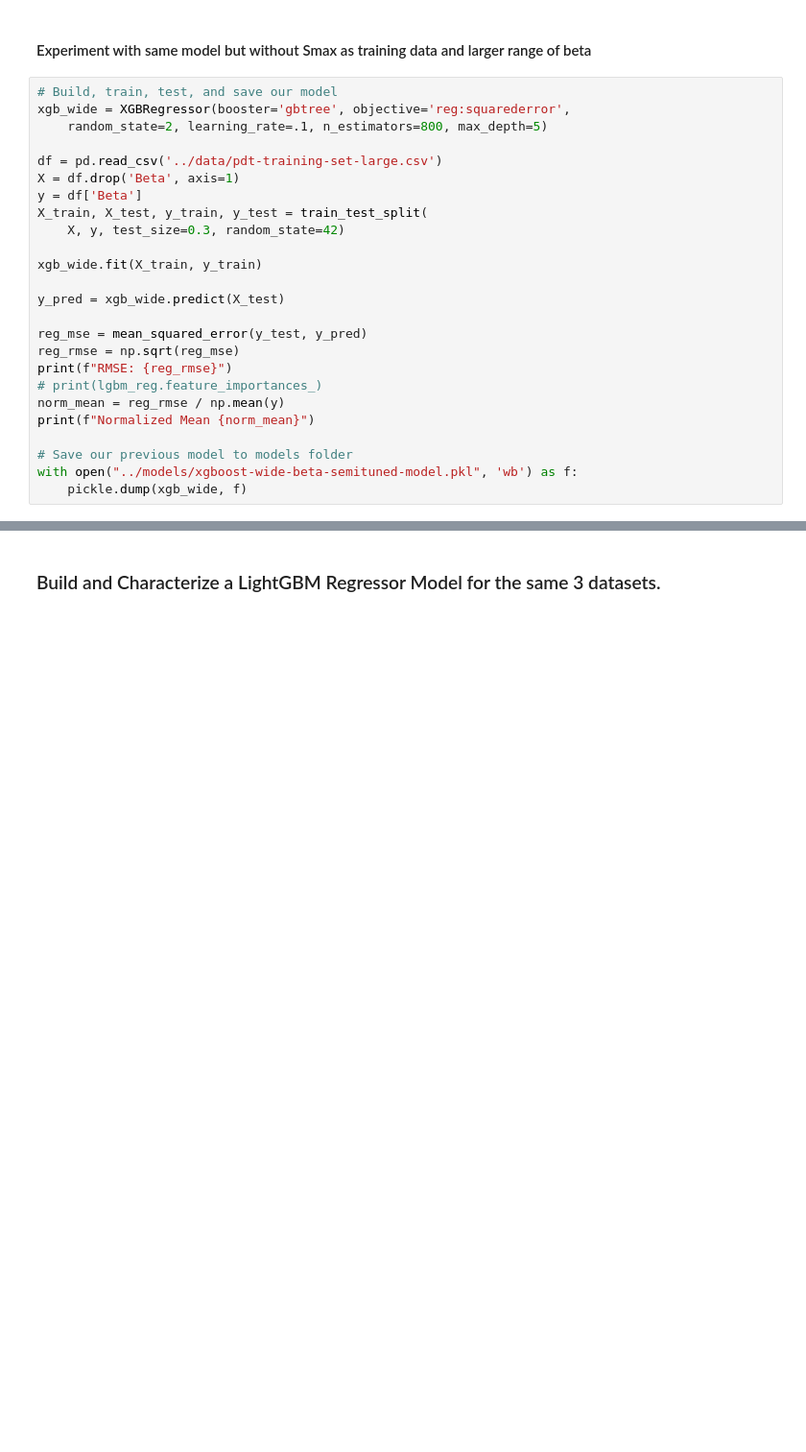
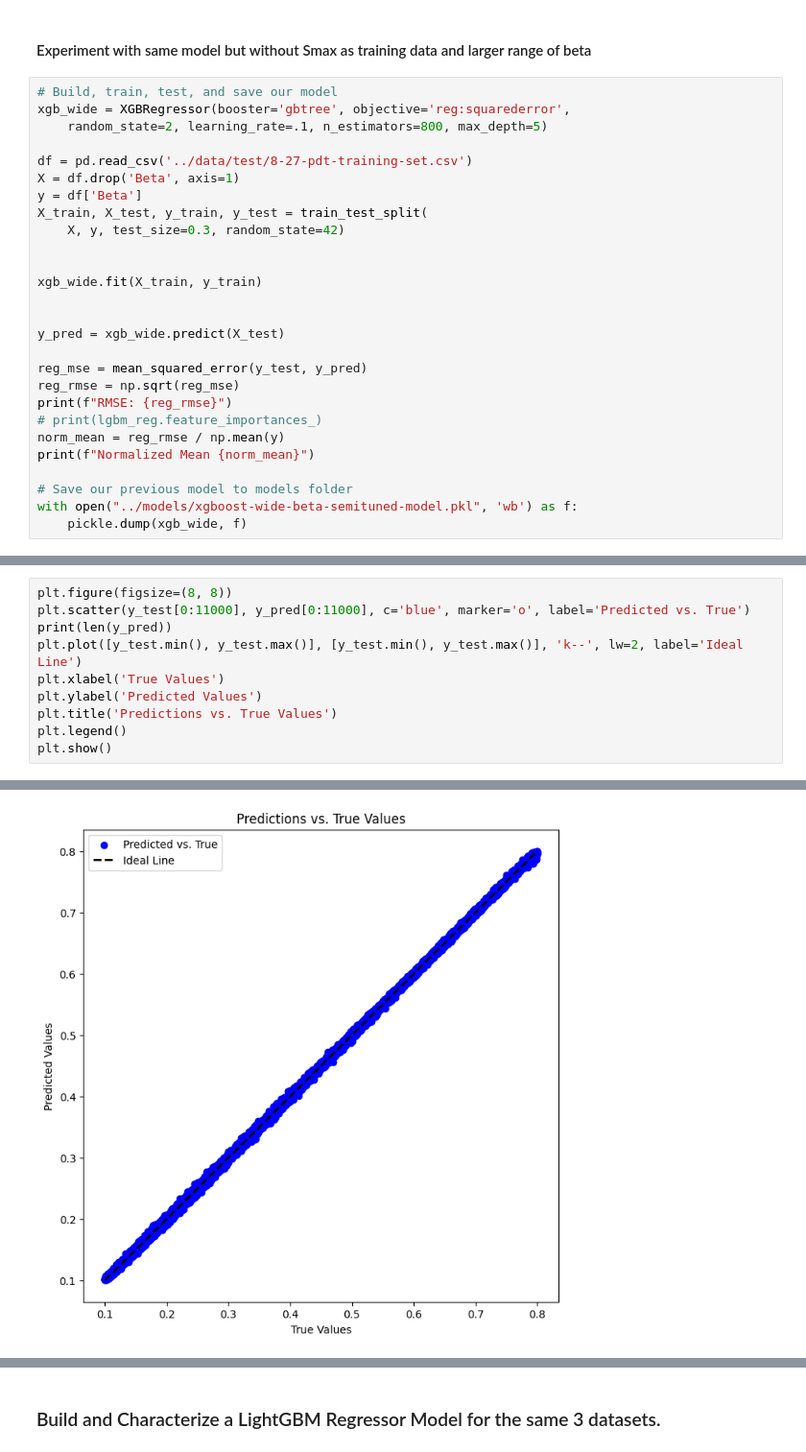
Before and after one commit to DmitriLyalikov/pdt_regressor, a Jupyter notebook: notebooks/pdt_regressor.ipynb, the cells around one changed output, grey strips where cells are left out. Shown: that part at 96% size. Drawn from its saved outputs; the diff is of its cells as text; blank space fills up the shorter version.

```diff
--- a/notebooks/pdt_regressor.ipynb
+++ b/notebooks/pdt_regressor.ipynb
@@ -172,13 +172,15 @@ ValueError: Feature shape mismatch, expected: 4, got 5
 xgb_wide = XGBRegressor(booster='gbtree', objective='reg:squarederror',
     random_state=2, learning_rate=.1, n_estimators=800, max_depth=5)
 
-df = pd.read_csv('../data/pdt-training-set-large.csv')
+df = pd.read_csv('../data/test/8-27-pdt-training-set.csv')
 X = df.drop('Beta', axis=1)
 y = df['Beta']
 X_train, X_test, y_train, y_test = train_test_split(
     X, y, test_size=0.3, random_state=42)
 
+
 xgb_wide.fit(X_train, y_train)
+
 
 y_pred = xgb_wide.predict(X_test)
 
@@ -197,0 +265,11 @@ Normalized Mean 0.007410615634842749
+# %%
+plt.figure(figsize=(8, 8))
+plt.scatter(y_test[0:11000], y_pred[0:11000], c='blue', marker='o', label='Predicted vs. True')
+print(len(y_pred))
+plt.plot([y_test.min(), y_test.max()], [y_test.min(), y_test.max()], 'k--', lw=2, label='Ideal Line')
+plt.xlabel('True Values')
+plt.ylabel('Predicted Values')
+plt.title('Predictions vs. True Values')
+plt.legend()
+plt.show()
+# %% [output]
@@ -197,0 +277 @@ Normalized Mean 0.007410615634842749
+[figure, added]
```
Also changed, not shown: parts of 10 cells of this notebook, 5 other files.
